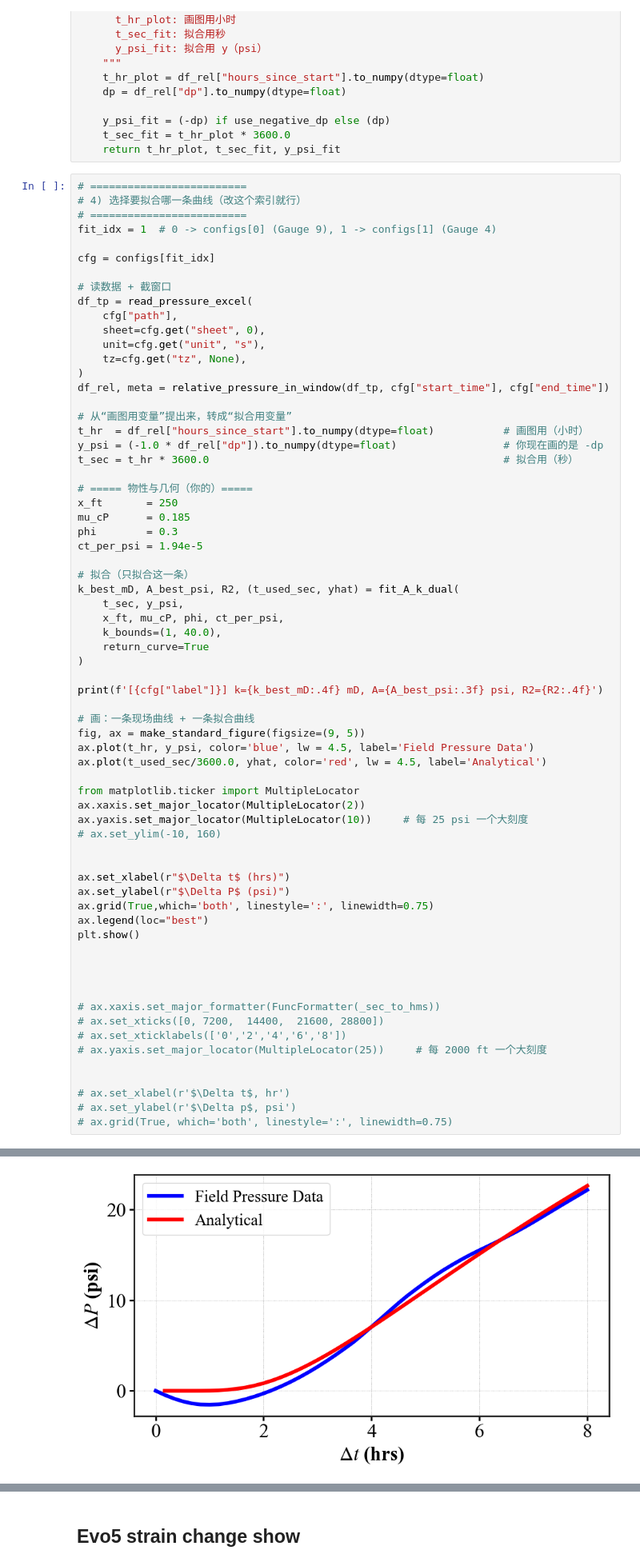
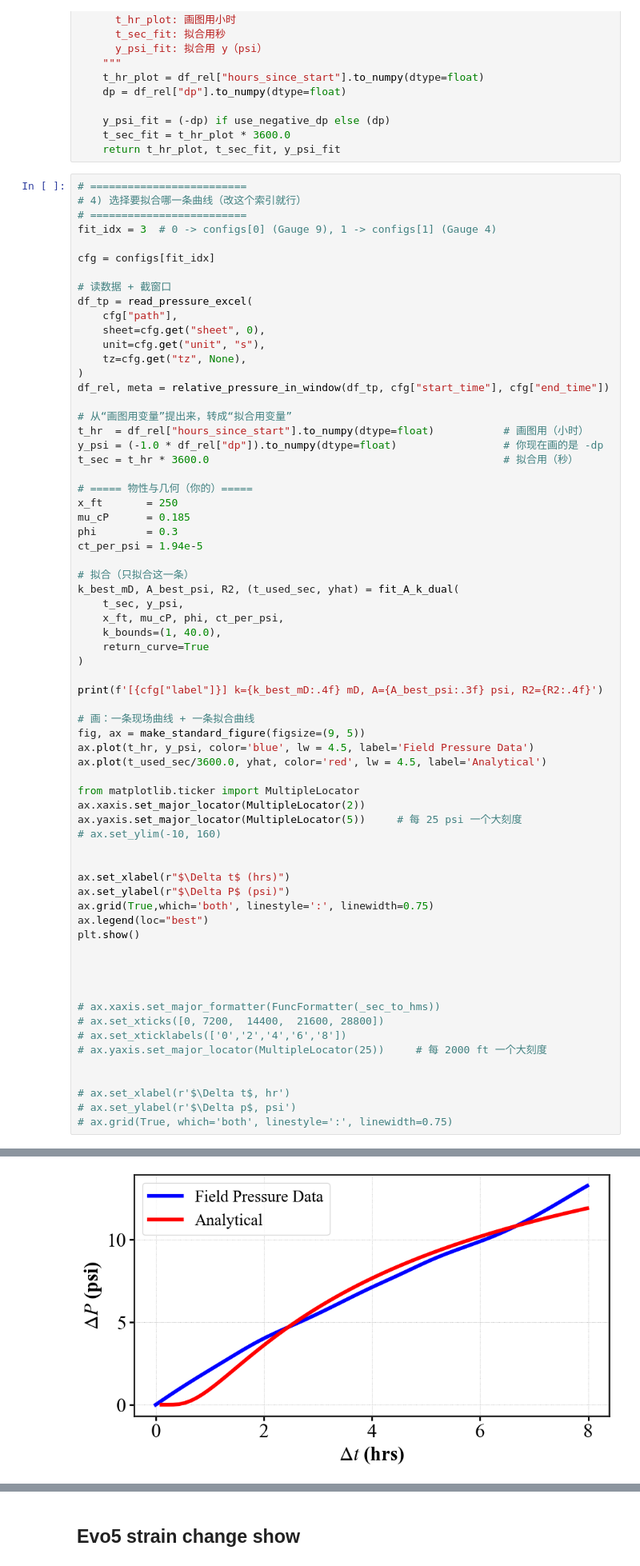
Before and after one commit to felix-mao-1516/plot-for-research-, a Jupyter notebook: 7. pressure_strain_matching.ipynb, the cells around one changed output, grey strips where cells are left out. Shown at 80% size. Saved outputs shown, nothing was run; the diff lists cells and outputs as text.

```diff
--- a/7. pressure_strain_matching.ipynb
+++ b/7. pressure_strain_matching.ipynb
@@ -702,7 +727,7 @@ def extract_vars_for_fit(df_rel, use_negative_dp=True):
 # =========================
 # 4) 选择要拟合哪一条曲线（改这个索引就行）
 # =========================
-fit_idx = 1  # 0 -> configs[0] (Gauge 9), 1 -> configs[1] (Gauge 4)
+fit_idx = 3  # 0 -> configs[0] (Gauge 9), 1 -> configs[1] (Gauge 4)
 
 cfg = configs[fit_idx]
 
@@ -743,7 +768,7 @@ ax.plot(t_used_sec/3600.0, yhat, color='red', lw = 4.5, label='Analytical')
 
 from matplotlib.ticker import MultipleLocator
 ax.xaxis.set_major_locator(MultipleLocator(2))
-ax.yaxis.set_major_locator(MultipleLocator(10))     # 每 25 psi 一个大刻度
+ax.yaxis.set_major_locator(MultipleLocator(5))     # 每 25 psi 一个大刻度
 # ax.set_ylim(-10, 160)
 
 
@@ -770,4 +795,4 @@ plt.show()
-[figure, old version]
+[figure, new version]
 # %%
 
 
```
Also changed, not shown: parts of 21 cells of this notebook, 10 other files.
